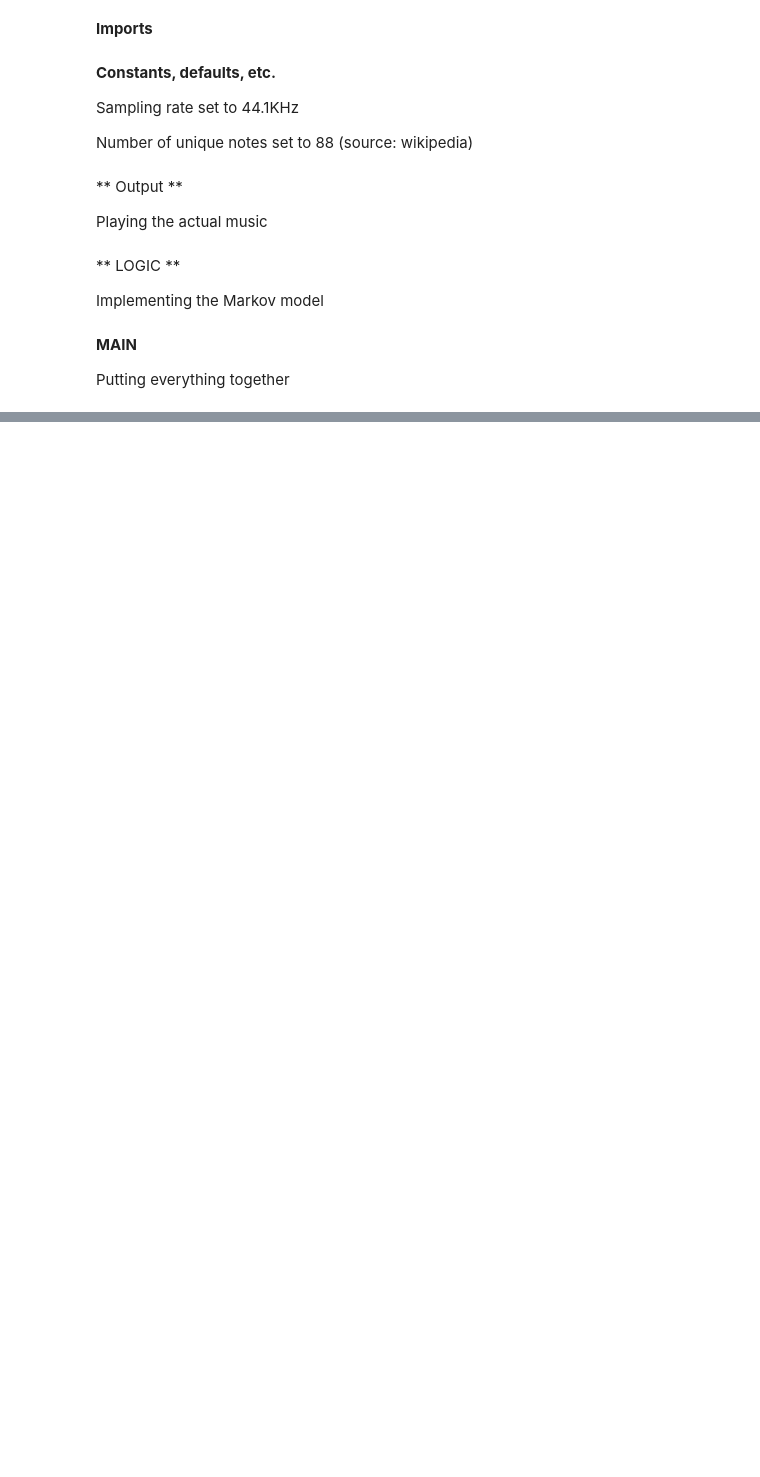
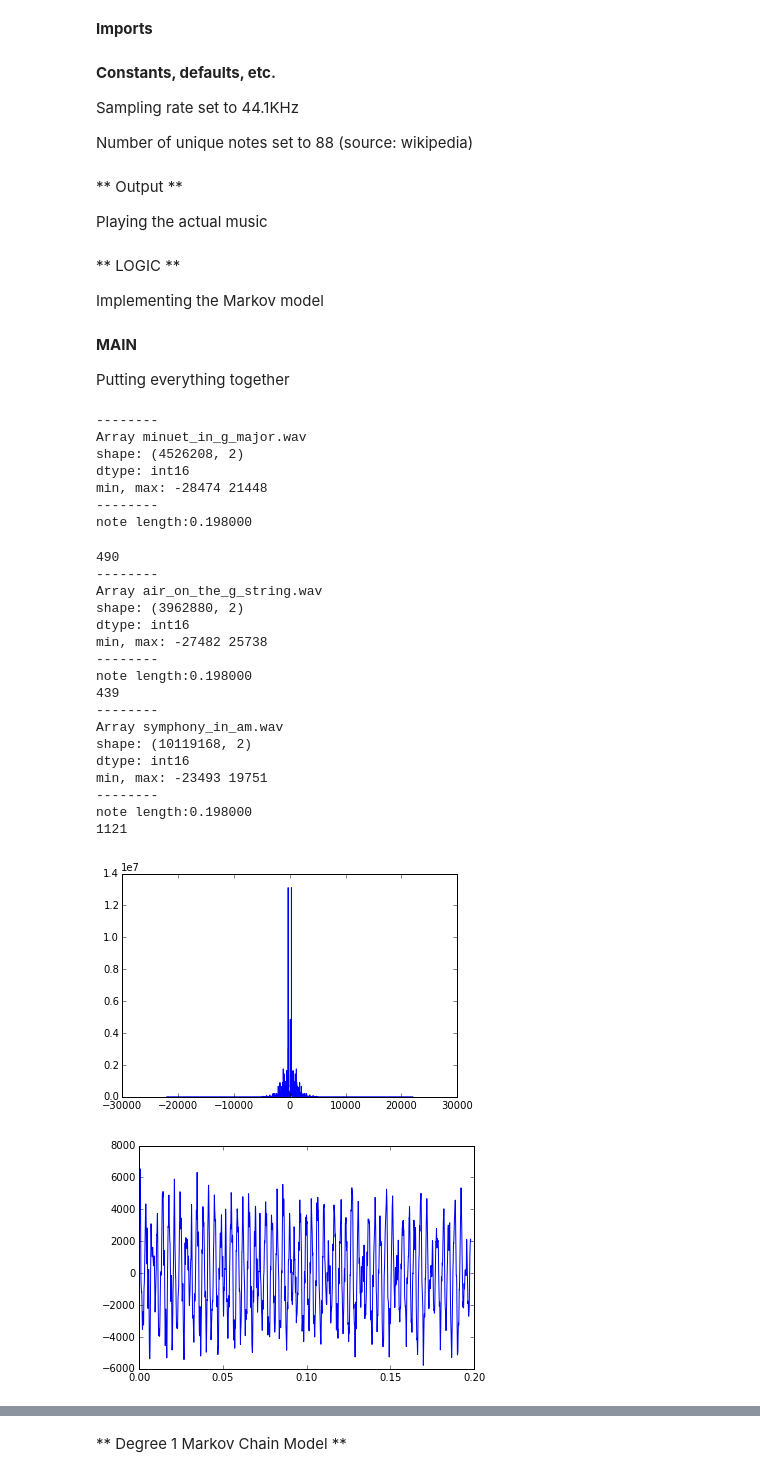
Before and after one commit to ujvl/markov-music, a Jupyter notebook: main_notebook.ipynb, the cells around one changed output, grey strips where cells are left out. Saved outputs shown, nothing was run; the diff lists cells and outputs as text; code cells hidden in the pictures; blank space fills up the shorter version.

```diff
--- a/main_notebook.ipynb
+++ b/main_notebook.ipynb
@@ -218,10 +203,34 @@ print(generated_song_notes)
 Putting everything together
 # %%
 # Get notes from wav
-notes = notes_from_wav("minuet_in_g_major.wav")
-wav_list = ["fur_elise.wav", "air_on_the_g_string.wav", "symphony_in_am.wav"]
-#notes_list = [notes_from_wav(wav) for wav in wav_list]
-
-notes1 = notes_from_wav(wav_list[0])
-notes2 = notes_from_wav(wav_list[1])
-notes3 = notes_from_wav(wav_list[2])
+wav_list = ["minuet_in_g_major.wav", "air_on_the_g_string.wav", "symphony_in_am.wav"]
+notes0 = notes_from_wav(wav_list[0])
+notes1 = notes_from_wav(wav_list[1])
+notes2 = notes_from_wav(wav_list[2])
+# %% [output]
+--------
+Array minuet_in_g_major.wav
+shape: (4526208, 2)
+dtype: int16
+min, max: -28474 21448
+--------
+note length:0.198000
+490
+--------
+Array air_on_the_g_string.wav
+shape: (3962880, 2)
+dtype: int16
+min, max: -27482 25738
+--------
+note length:0.198000
+439
+--------
+Array symphony_in_am.wav
+shape: (10119168, 2)
+dtype: int16
+min, max: -23493 19751
+--------
+note length:0.198000
+1121
+[figure, added]
+[figure, added]
@@ -228,2 +241,4 @@ notes3 = notes_from_wav(wav_list[2])
+# %% [markdown]
+** Degree 1 Markov Chain Model **
 # %%
 # Calculate stochastic matrix for degree 1 Markov Chain
```
Also changed, not shown: parts of 14 cells of this notebook, 4 other files.
